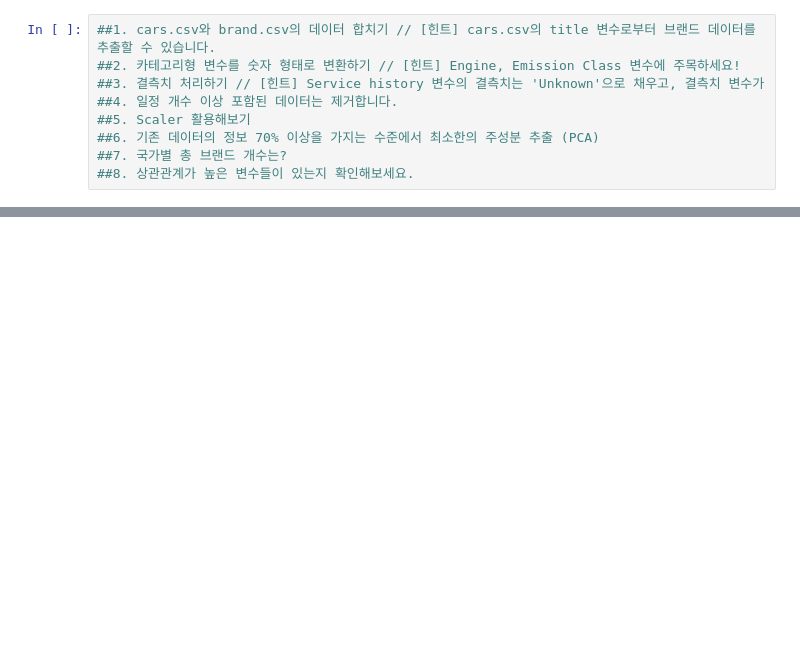
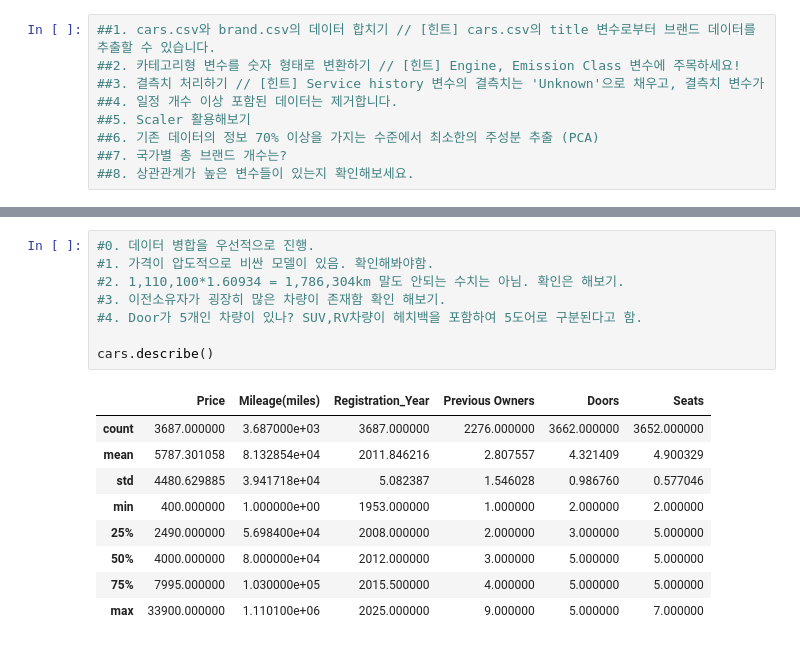
Before and after one commit to Junseong-Yoon/second-repository, a Jupyter notebook: car_brand.ipynb, the cells around one changed output, grey strips where cells are left out. Drawn from its saved outputs; the diff is of its cells as text; blank space fills up the shorter version.

```diff
--- a/car_brand.ipynb
+++ b/car_brand.ipynb
@@ -19,0 +70,18 @@ df_cars = pd.read_csv('./cars.csv')
+# %%
+#0. 데이터 병합을 우선적으로 진행.
+#1. 가격이 압도적으로 비싼 모델이 있음. 확인해봐야함.
+#2. 1,110,100*1.60934 = 1,786,304km 말도 안되는 수치는 아님. 확인은 해보기.
+#3. 이전소유자가 굉장히 많은 차량이 존재함 확인 해보기.
+#4. Door가 5개인 차량이 있나? SUV,RV차량이 헤치백을 포함하여 5도어로 구분된다고 함.
+
+cars.describe()
+# %% [output]
+|  | Price | Mileage(miles) | Registration_Year | Previous Owners | Doors | Seats |
+| count | 3687.000000 | 3.687000e+03 | 3687.000000 | 2276.000000 | 3662.000000 | 3652.000000 |
+| mean | 5787.301058 | 8.132854e+04 | 2011.846216 | 2.807557 | 4.321409 | 4.900329 |
+| std | 4480.629885 | 3.941718e+04 | 5.082387 | 1.546028 | 0.986760 | 0.577046 |
+| min | 400.000000 | 1.000000e+00 | 1953.000000 | 1.000000 | 2.000000 | 2.000000 |
+| 25% | 2490.000000 | 5.698400e+04 | 2008.000000 | 2.000000 | 3.000000 | 5.000000 |
+| 50% | 4000.000000 | 8.000000e+04 | 2012.000000 | 3.000000 | 5.000000 | 5.000000 |
+| 75% | 7995.000000 | 1.030000e+05 | 2015.500000 | 4.000000 | 5.000000 | 5.000000 |
+| max | 33900.000000 | 1.110100e+06 | 2025.000000 | 9.000000 | 5.000000 | 7.000000 |
```
Also changed, not shown: parts of 12 cells of this notebook.
